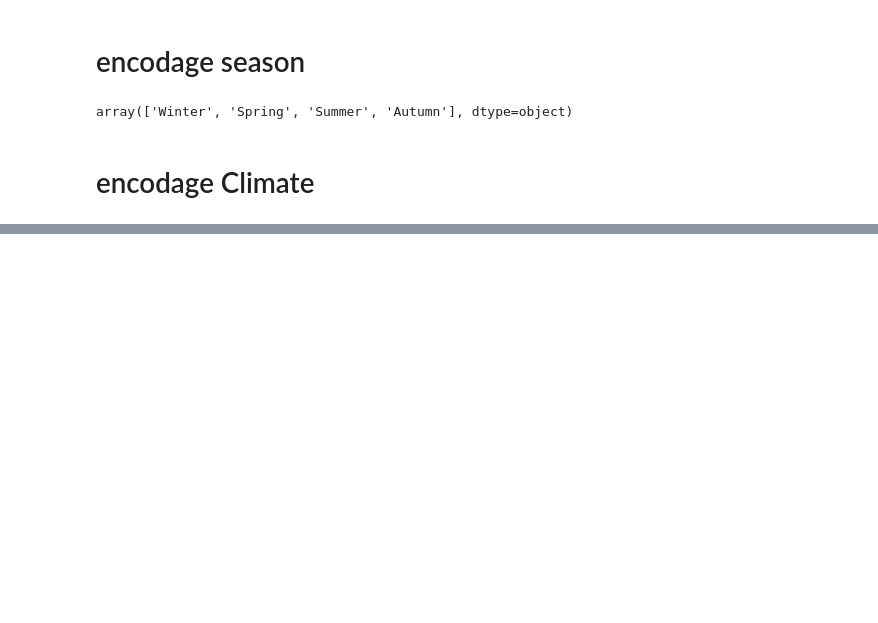
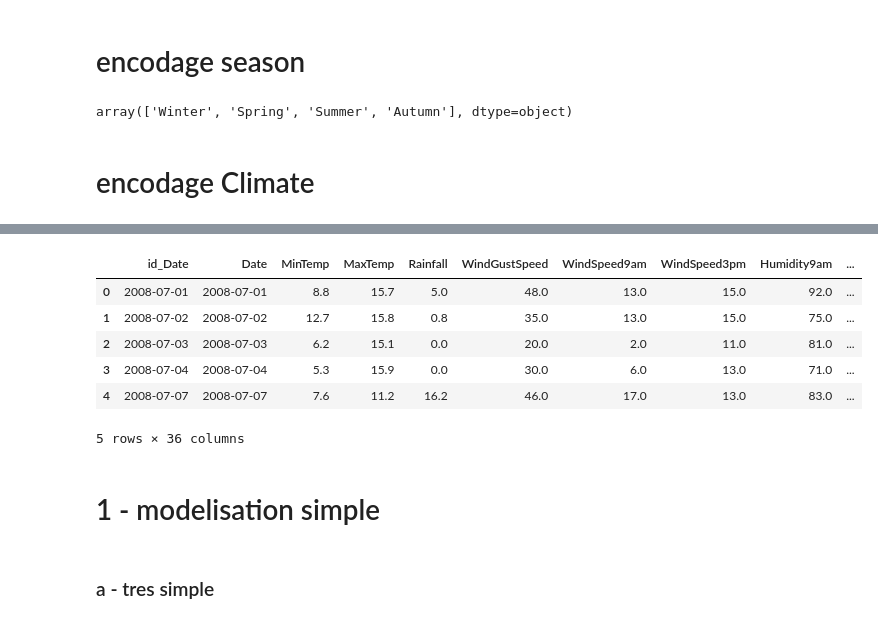
Before and after one commit to alastirm/NOV24_MLOPS_METEO, a Jupyter notebook: notebook/modelisation.ipynb, the cells around one changed output, grey strips where cells are left out. Saved outputs shown, nothing was run; the diff lists cells and outputs as text; code cells hidden in the pictures; blank space fills up the shorter version.

```diff
--- a/notebook/modelisation.ipynb
+++ b/notebook/modelisation.ipynb
@@ -108,0 +127,10 @@ df = df.drop(columns = 'Climate')
+# %%
+df.head()
+# %% [output]
+|  | id_Date | Date | MinTemp | MaxTemp | Rainfall | WindGustSpeed | WindSpeed9am | WindSpeed3pm | Humidity9am | ... |
+| 0 | 2008-07-01 | 2008-07-01 | 8.8 | 15.7 | 5.0 | 48.0 | 13.0 | 15.0 | 92.0 | ... |
+| 1 | 2008-07-02 | 2008-07-02 | 12.7 | 15.8 | 0.8 | 35.0 | 13.0 | 15.0 | 75.0 | ... |
+| 2 | 2008-07-03 | 2008-07-03 | 6.2 | 15.1 | 0.0 | 20.0 | 2.0 | 11.0 | 81.0 | ... |
+| 3 | 2008-07-04 | 2008-07-04 | 5.3 | 15.9 | 0.0 | 30.0 | 6.0 | 13.0 | 71.0 | ... |
+| 4 | 2008-07-07 | 2008-07-07 | 7.6 | 11.2 | 16.2 | 46.0 | 17.0 | 13.0 | 83.0 | ... |
+5 rows × 36 columns
@@ -108,0 +139,2 @@ df = df.drop(columns = 'Climate')
+# %% [markdown]
+# 1 - modelisation simple
@@ -108,0 +144,2 @@ df = df.drop(columns = 'Climate')
+# %% [markdown]
+### a - tres simple
```
Also changed, not shown: parts of 28 cells of this notebook.
